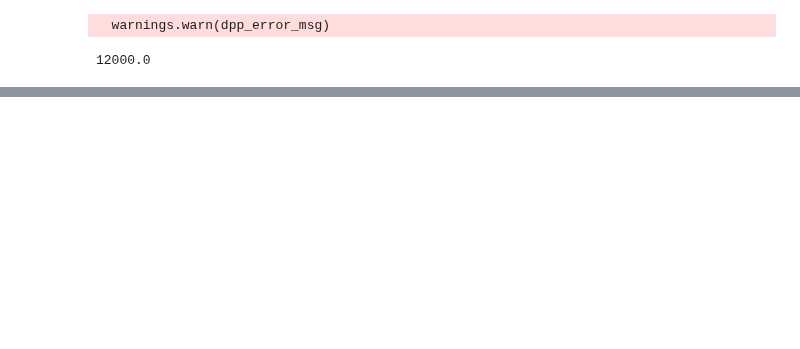
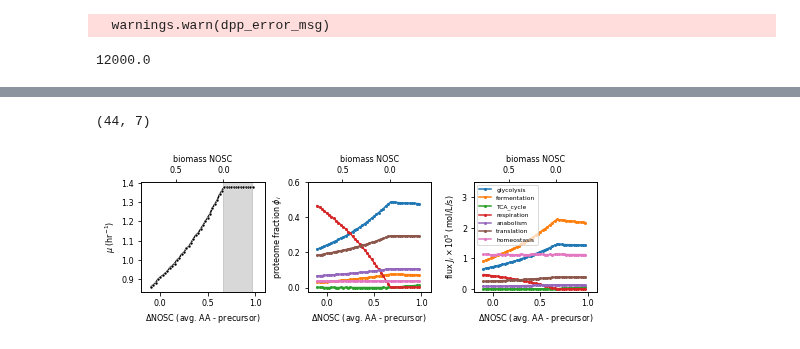
Before and after one commit to flamholz/redox-proteome, a Jupyter notebook: notebooks/LinearAllocationModel.ipynb, the cells around one changed output, grey strips where cells are left out. Drawn from its saved outputs; the diff is of its cells as text; code cells hidden in the pictures; blank space fills up the shorter version.

```diff
--- a/notebooks/LinearAllocationModel.ipynb
+++ b/notebooks/LinearAllocationModel.ipynb
@@ -239,0 +254,73 @@ max_mus = np.array(max_mus)
+# %%
+opt_js_nosc.shape
+# %% [output]
+(44, 7)
+# %%
+fig, axs = plt.subplots(figsize=(7,2.5), ncols=3)
+
+# Panel A: growth rate is affected by NOSC
+plt.sca(axs[0])
+plt.plot(soln_dNOSCs, max_mus, marker='o', markersize=3,
+         color='k', markeredgecolor='w', markeredgewidth=0.5)
+
+plt.xlabel('$\Delta$NOSC (avg. AA - precursor)', fontsize=8)
+plt.ylabel('$\mu$ (hr$^{-1}$)', fontsize=8)
+
+# Show the E. coli genomic range
+# Pyruvate = +2/3
+# CDS range from ≈ 0 to -0.3
+min_x = 2/3
+max_x = 0.3 + 2/3
+plt.axvspan(min_x, max_x, color='grey', alpha=0.3)
+xlim = np.array([-0.2, 1.1])
+plt.xlim(xlim)
+plt.tick_params(axis='both', labelsize=8)
+
+plt.twiny()
+plt.xlim(-xlim+2/3)
+plt.xlabel('biomass NOSC', fontsize=8)
+plt.tick_params(axis='both', labelsize=8)
+
+# Panel A: proteome composition is affected by NOSC
+plt.sca(axs[1])
+for c in opt_phis_nosc.columns:
+    plt.plot(soln_dNOSCs, opt_phis_nosc[c], label=c, marker='o', markersize=2)
+
+miny, maxy = plt.ylim()
+plt.ylim(miny, 0.6)
+#plt.legend(loc='best', fontsize=6.5, ncols=2, framealpha=0.8)
+plt.xlabel('$\Delta$NOSC (avg. AA - precursor)', fontsize=8)
+plt.ylabel('proteome fraction $\phi_i$', fontsize=8)
+
+xlim = np.array([-0.2, 1.1])
+plt.xlim(xlim)
+plt.tick_params(axis='both', labelsize=8)
+
+plt.twiny()
+plt.xlim(-xlim+2/3)
+plt.xlabel('biomass NOSC', fontsize=8)
+plt.tick_params(axis='both', labelsize=8)
+
+# Panel A: proteome composition is affected by NOSC
+plt.sca(axs[2])
+for c in opt_phis_nosc.columns:
+    js = opt_js_nosc[c]*1e5
+    plt.plot(soln_dNOSCs, js, label=c, marker='o', markersize=2)
+
+plt.xlabel('$\Delta$NOSC (avg. AA - precursor)', fontsize=8)
+plt.ylabel('flux $J_i\\times10^5$ (mol/L/s)', fontsize=8)
+plt.ylim(-0.1, 3.5)
+plt.xlim(xlim)
+plt.legend(loc='best', fontsize=6, ncols=1, framealpha=0.7)
+plt.tick_params(axis='both', labelsize=8)
+
+plt.twiny()
+plt.xlim(-xlim+2/3)
+plt.xlabel('biomass NOSC', fontsize=8)
+plt.tick_params(axis='both', labelsize=8)
+
+plt.tight_layout(pad=0.5)
+plt.savefig('../output/linear_model_NOSC.png', facecolor='w', dpi=600)
+plt.show()
+# %% [output]
+[figure, added]
```
Also changed, not shown: parts of 9 cells of this notebook, 7 other files.
